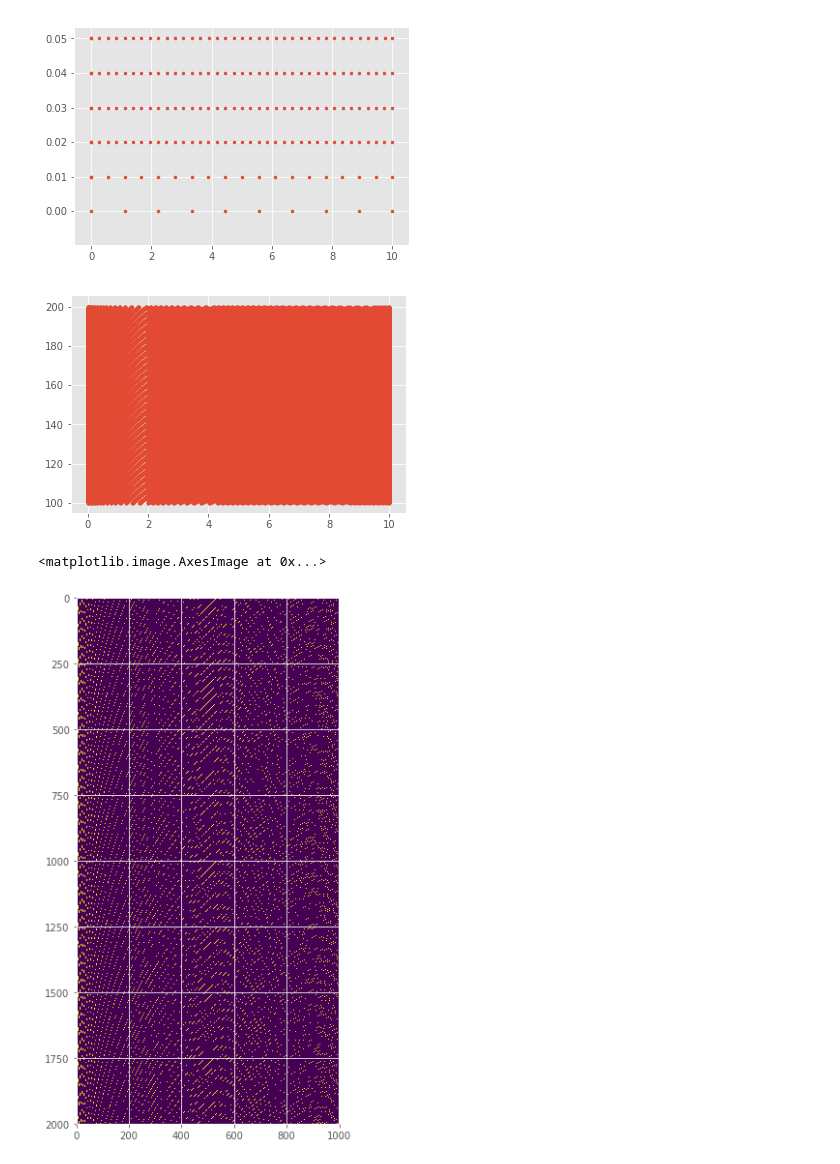
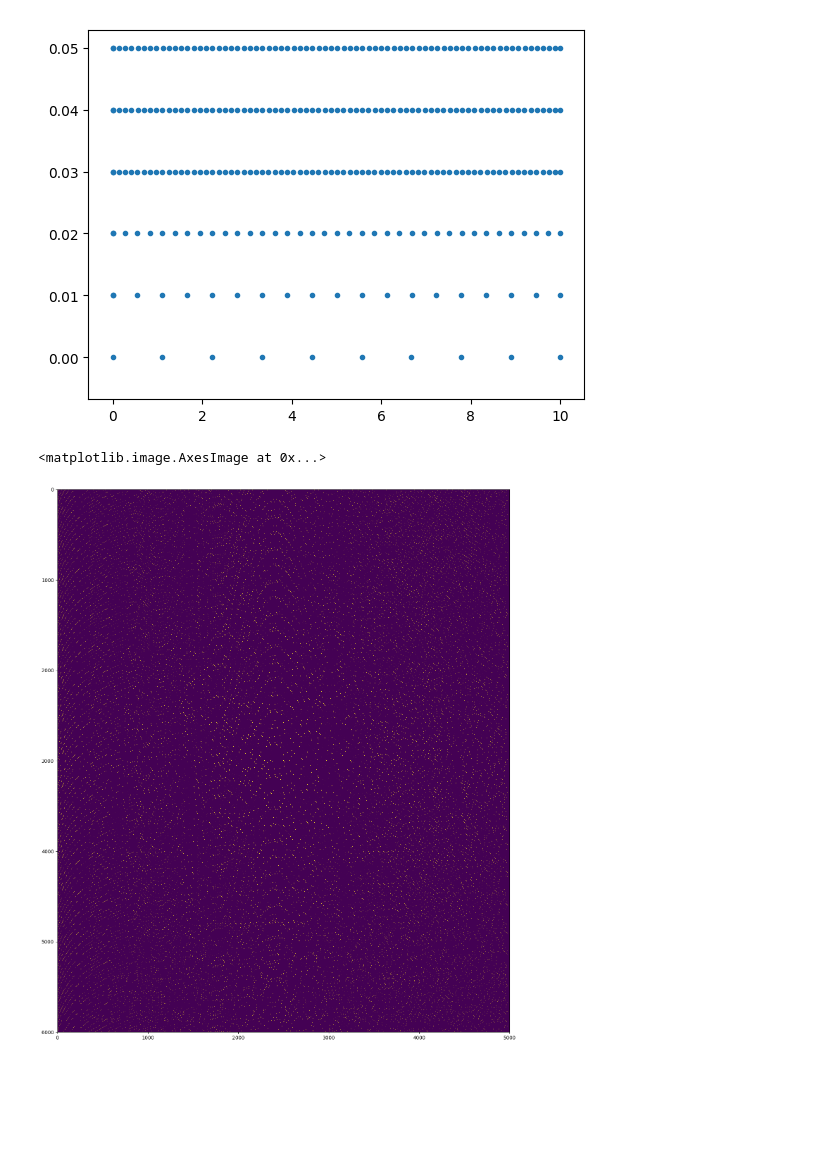
Before and after one commit to mirkoklukas/htmresearch, a Jupyter notebook: projects/gridcells/jupyter/CAN/Spring Module.ipynb, the cells around one changed output. Cells and saved outputs as stored; diff of their text form; code cells hidden in the pictures; blank space fills up the shorter version.

```diff
--- a/projects/gridcells/jupyter/CAN/Spring Module.ipynb
+++ b/projects/gridcells/jupyter/CAN/Spring Module.ipynb
@@ -119,7 +117,7 @@ def mexican_force(d):
 
 
 def boosting_force(x):
-    return 5. + 15.*x
+    return 5. + 25.*x
 
 x = np.linspace(0.,1., num=1000)
 plt.plot(x, mexican_force(x))
@@ -132,11 +130,11 @@ plt.show()
 f = mexican_force(x)
 # print x[ np.where(f[:-1] > 0 and f[1:] <0 )[0]]
 
-# B = np.where( (f[:-1] > 0.)* (f[1:] <0.))[0]
-# B = int(B)
-# print B
+B = np.where( (f[:-1] > 0.)* (f[1:] <0.))[0]
+B = int(B)
+print B
 # print np.sum(f[:]/len(x) )
-# print x[ B ]
+print x[ B ]
 # print x[ np.where( (f[:-1] > 0.)* (f[1:] <0.))[0] +1]
 # # plt.plot(x, boosting_force(x))
 # %% [output]
@@ -145,17 +145,20 @@ f = mexican_force(x)
 # %%
-# r = 8.
+# r = 25.
 
 
 r = 10.
 
+
+resurrect = .2
+kill      = resurrect*0.25
 
 def birth_and_death(X, dX):
 
 
     D = np.absolute(X[1:] - X[:-1])
 
-    kill      = 0.05
-    resurrect = 0.3
+
+
     deaths    = np.where(D < kill)[0]
     keep      = np.where(D >= kill)[0]
     births    = np.where(D > resurrect)[0]
@@ -192,9 +195,9 @@ def evolve(x, dx):
         d_R  = abs(x[i_R] - x[i])
         f_L = mexican_force(d_L)
         f_R = mexican_force(d_R)
-        dx[i]  = dt*f_L
-        dx[i] -= dt*f_R
-        dx[i] += dt*boosting_force(x[i])
+#         dx[i]  = dt*f_L
+#         dx[i] -= dt*f_R
+        dx[i] = dt*boosting_force(x[i])
 
         x[i]  += dt*dx[i]
         x[i]   = np.clip(x[i], 0.000001,r - 0.000001)
@@ -205,43 +208,45 @@ def evolve(x, dx):
     x[-1] = r
 
     return x, dx
 
 
 
-T = 20000
+T = 30000
+# n = int(r/(resurrect*0.5))
 n = 10
 X = []
 dX = []
 # x = np.sort(np.absolute(np.random.sample(n)))
 x = np.linspace(0.,r, num=n)
+
 dx = np.zeros(n)
 x[0]  = 0.
 x[-1] = r
 X.append(x[:])
 dX.append(dx[:])
 for t in range(1,T):
 
     x, dx = evolve(x,dx)
     X.append(x[:])
     dX.append(dx[:])
 
 
 for t in range(0,6):
     plt.scatter(X[t], np.zeros(len(X[t])) + t*0.01, color="C0", marker=".")
 
 #     t = -1
 #     print len(X[t])
 #     plt.scatter(X[t], np.zeros(len(X[t])), edgecolor="white")
 # %% [output]
-[figure, old version]
+[figure, new version]
 # %%
 
 rows = []
 
-res = 1000
-for t in np.arange(10000,20000, step=5):
+res = 5000
+for t in np.arange(0,T, step=5):
     rows.append((X[t]/r*(res - 1)).astype(int).tolist())
-    plt.scatter(X[t], np.zeros(len(X[t])) + t*0.01, color="C0", marker=".")
+#     plt.scatter(X[t], np.zeros(len(X[t])) + t*0.01, color="C0", marker=".")
 plt.show()
 
 img = np.zeros((len(rows), res))
@@ -250,12 +255,12 @@ for i,row in enumerate(rows):
 
 img = img[::-1]
 
-plt.figure(figsize=(20,10))
+plt.style.use('default')
+plt.figure(figsize=(30,20))
 plt.imshow(img)
 # %% [output]
+<matplotlib.image.AxesImage at 0x...>
-[figure, old version]
+[figure, new version]
-<matplotlib.image.AxesImage at 0x...>
-[figure, removed]
 # %%
 img = np.zeros((len(rows), res))
 for i,row in enumerate(rows):
```
Also changed, not shown: parts of 7 cells of this notebook, 5 other files.
